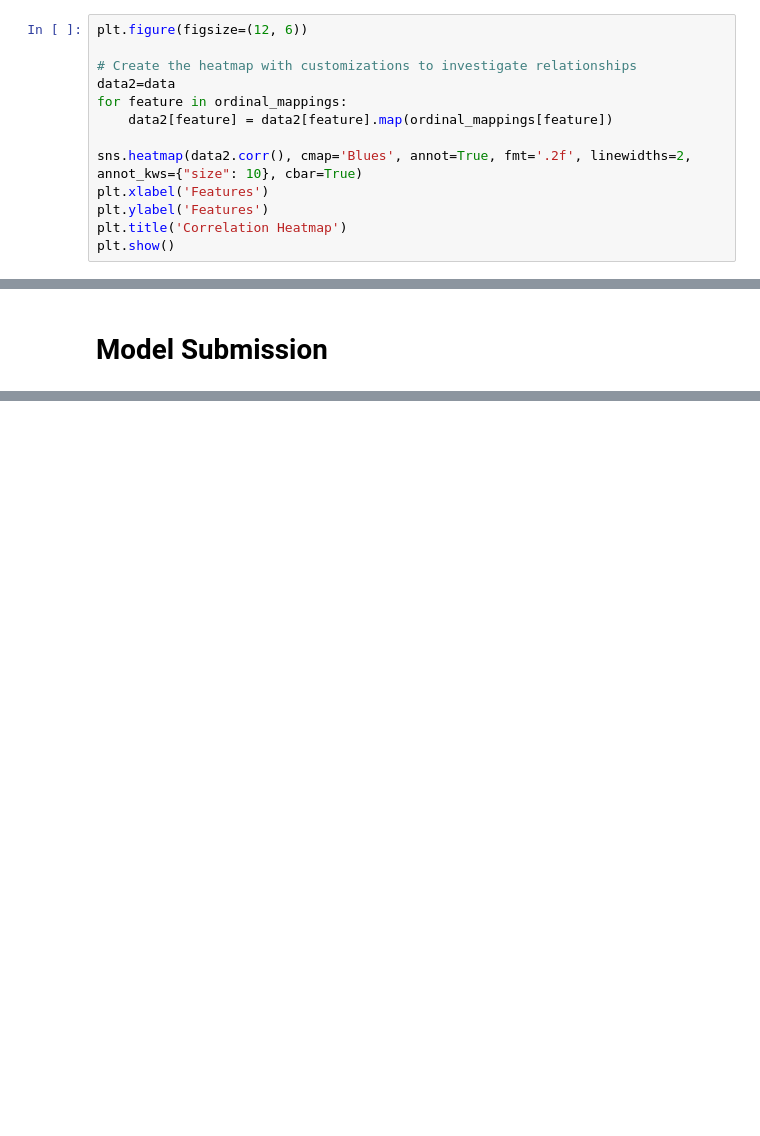
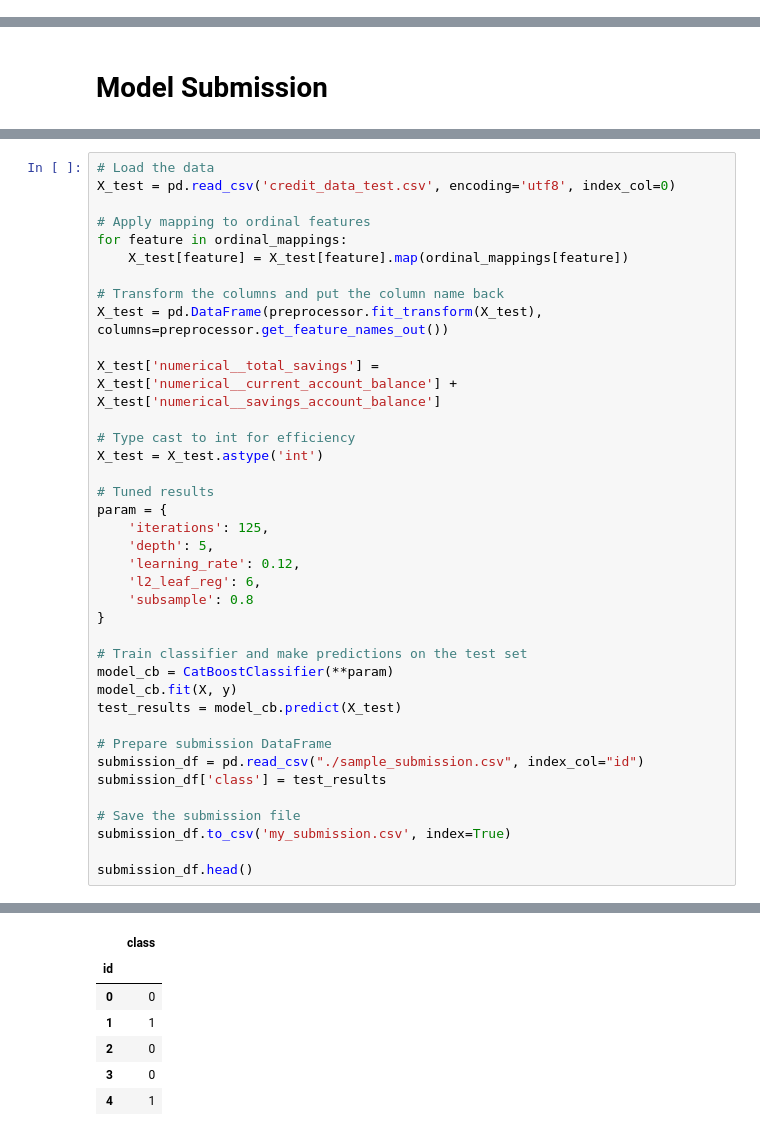
Before and after one commit to techwithlik/LoanPrediction, a Jupyter notebook: LoanPrediction.ipynb, the cells around one changed output, grey strips where cells are left out. Cells and saved outputs as stored; diff of their text form; blank space fills up the shorter version.

```diff
--- a/LoanPrediction.ipynb
+++ b/LoanPrediction.ipynb
@@ -253,16 +282,3 @@ X = pd.DataFrame(preprocessor.fit_transform(X), columns=preprocessor.get_feature
 X = X.astype('int')
 # %% [markdown]
 # Feature Engineering
-# %%
-plt.figure(figsize=(12, 6))
-
-# Create the heatmap with customizations to investigate relationships
-data2=data
-for feature in ordinal_mappings:
-    data2[feature] = data2[feature].map(ordinal_mappings[feature])
-
-sns.heatmap(data2.corr(), cmap='Blues', annot=True, fmt='.2f', linewidths=2, annot_kws={"size": 10}, cbar=True)
-plt.xlabel('Features')
-plt.ylabel('Features')
-plt.title('Correlation Heatmap')
-plt.show()
@@ -516,0 +427,39 @@ submission_df.head()
+# %%
+# Load the data
+X_test = pd.read_csv('credit_data_test.csv', encoding='utf8', index_col=0)
+
+# Apply mapping to ordinal features
+for feature in ordinal_mappings:
+    X_test[feature] = X_test[feature].map(ordinal_mappings[feature])
+
+# Transform the columns and put the column name back
+X_test = pd.DataFrame(preprocessor.fit_transform(X_test), columns=preprocessor.get_feature_names_out())
+
+X_test['numerical__total_savings'] = X_test['numerical__current_account_balance'] + X_test['numerical__savings_account_balance']
+
+# Type cast to int for efficiency
+X_test = X_test.astype('int')
+
+# Tuned results
+param = {
+    'iterations': 125,
+    'depth': 5,
+    'learning_rate': 0.12,
+    'l2_leaf_reg': 6,
+    'subsample': 0.8
+}
+
+# Train classifier and make predictions on the test set
+model_cb = CatBoostClassifier(**param)
+model_cb.fit(X, y)
+test_results = model_cb.predict(X_test)
+
+# Prepare submission DataFrame
+submission_df = pd.read_csv("./sample_submission.csv", index_col="id")
+submission_df['class'] = test_results
+
+# Save the submission file
+submission_df.to_csv('my_submission.csv', index=True)
+
+submission_df.head()
+# %% [output]
@@ -516,0 +483,7 @@ submission_df.head()
+|  | class |
+| id |  |
+| 0 | 0 |
+| 1 | 1 |
+| 2 | 0 |
+| 3 | 0 |
+| 4 | 1 |
```
Also changed, not shown: parts of 16 cells of this notebook.
